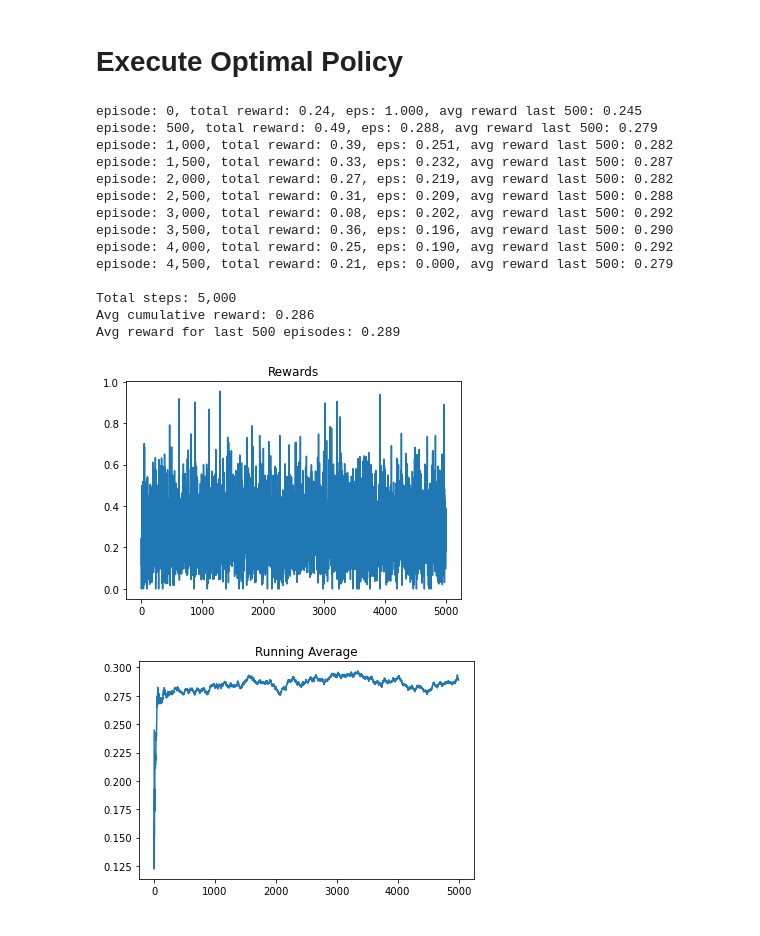
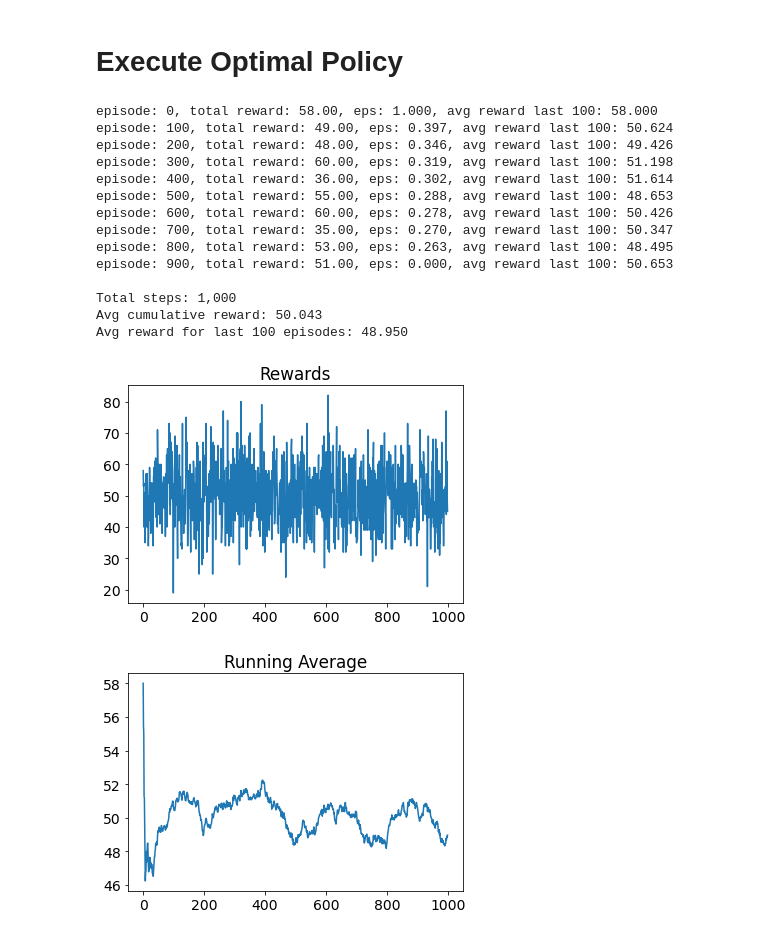
Before and after one commit to jackblandin/gym-hiring, a Jupyter notebook: experiments/optimal-fairness-policy.ipynb, the cells around one changed output. Drawn from its saved outputs; the diff is of its cells as text; code cells hidden in the pictures.

Commit message:
Use discrete values for prod score to keep discrete environment

```diff
--- a/experiments/optimal-fairness-policy.ipynb
+++ b/experiments/optimal-fairness-policy.ipynb
@@ -26,16 +26,16 @@ from experiments.utils import play_episode, plot_running_avg, running_avg
 # %%
 class OptimalFairHiringPolicy:
 
-    def __init__(self, gender_95):
-        self.gender_95 = gender_95
+    def __init__(self, gender_75):
+        self.gender_75 = gender_75
 
     def select_action(self, obs, eps):
         gender = obs[0]
         prod_score = obs[1][0]
 
-        # Hiring threshold is set to the 95th percentile of each
+        # Hiring threshold is set to the 75th percentile of each
         # gender's Productivy Score.
-        thresh = self.gender_95[gender]
+        thresh = self.gender_75[gender]
 
         if prod_score >= thresh:
             return 1
@@ -50,21 +50,21 @@ class OptimalFairHiringPolicy:
 # %% [markdown]
 # Execute Optimal Policy
 # %%
-MEN_LOW = .3
-MEN_HIGH = 1
-WOM_LOW = .25
-WOM_HIGH = .95
+MEN_LOW = 1
+MEN_HIGH = 9
+WOM_LOW = 0
+WOM_HIGH = 8
 
-men_95th = (.95*(MEN_HIGH - MEN_LOW))+ MEN_LOW
-wom_95th = (.95*(WOM_HIGH - WOM_LOW))+ WOM_LOW
+men_75th = (.75*(MEN_HIGH - MEN_LOW))+ MEN_LOW
+wom_75th = (.75*(WOM_HIGH - WOM_LOW))+ WOM_LOW
 
 def prod_score(cand_attr_values):
     gender = cand_attr_values[0]
 
     if gender == 1:
-        score = np.random.uniform(MEN_LOW, MEN_HIGH)
+        score = np.random.randint(MEN_LOW, MEN_HIGH)
     else:
-        score = np.random.uniform(WOM_LOW, WOM_HIGH)
+        score = np.random.randint(WOM_LOW, WOM_HIGH)
 
     return score
 
@@ -76,48 +76,48 @@ args = {'max_steps_per_episode': 100,
 env = gym.make('hiring-v0', **args)
 start_obs = env.reset()
 
-model = OptimalFairHiringPolicy(gender_95=[wom_95th, men_95th])
+model = OptimalFairHiringPolicy(gender_75=[wom_75th, men_75th])
 
-N = 5000
+N = 1000
 totalrewards = np.zeros(N)
 
 window = int(N/10)
 for n in range(N):
     if n >= (N - window):
         eps = 0
     else:
         eps = 1.0/(n+1)**.2
     totalreward = play_episode(env, model, eps)
     totalrewards[n] = totalreward
     if n % window == 0:
         ravg = running_avg(totalrewards, n, window)
         print('episode: {:,}, total reward: {:,.2f}, eps: {:.3f}, avg reward last {:,}: {:.3f}'.format(
             n, totalreward, eps, window, ravg))
 
 print('\nTotal steps: {:,}'.format(len(totalrewards)))
 print('Avg cumulative reward: {:,.3f}'.format(totalrewards.mean()))
 print('Avg reward for last {:,} episodes: {:,.3f}'.format(
     window, totalrewards[int(-1*(N/10)):].mean()))
 
 plt.plot(totalrewards)
 plt.title("Rewards")
 plt.show()
 
 plot_running_avg(totalrewards, window)
 # %% [output]
-episode: 0, total reward: 0.24, eps: 1.000, avg reward last 500: 0.245
-episode: 500, total reward: 0.49, eps: 0.288, avg reward last 500: 0.279
-episode: 1,000, total reward: 0.39, eps: 0.251, avg reward last 500: 0.282
-episode: 1,500, total reward: 0.33, eps: 0.232, avg reward last 500: 0.287
-episode: 2,000, total reward: 0.27, eps: 0.219, avg reward last 500: 0.282
-episode: 2,500, total reward: 0.31, eps: 0.209, avg reward last 500: 0.288
-episode: 3,000, total reward: 0.08, eps: 0.202, avg reward last 500: 0.292
-episode: 3,500, total reward: 0.36, eps: 0.196, avg reward last 500: 0.290
-episode: 4,000, total reward: 0.25, eps: 0.190, avg reward last 500: 0.292
-episode: 4,500, total reward: 0.21, eps: 0.000, avg reward last 500: 0.279
+episode: 0, total reward: 58.00, eps: 1.000, avg reward last 100: 58.000
+episode: 100, total reward: 49.00, eps: 0.397, avg reward last 100: 50.624
+episode: 200, total reward: 48.00, eps: 0.346, avg reward last 100: 49.426
+episode: 300, total reward: 60.00, eps: 0.319, avg reward last 100: 51.198
+episode: 400, total reward: 36.00, eps: 0.302, avg reward last 100: 51.614
+episode: 500, total reward: 55.00, eps: 0.288, avg reward last 100: 48.653
+episode: 600, total reward: 60.00, eps: 0.278, avg reward last 100: 50.426
+episode: 700, total reward: 35.00, eps: 0.270, avg reward last 100: 50.347
+episode: 800, total reward: 53.00, eps: 0.263, avg reward last 100: 48.495
+episode: 900, total reward: 51.00, eps: 0.000, avg reward last 100: 50.653
 
-Total steps: 5,000
-Avg cumulative reward: 0.286
-Avg reward for last 500 episodes: 0.289
+Total steps: 1,000
+Avg cumulative reward: 50.043
+Avg reward for last 100 episodes: 48.950
-[figure, old version]
+[figure, new version]
-[figure, old version]
+[figure, new version]
```
Also changed, not shown: parts of 5 cells of this notebook, 1 other file.
